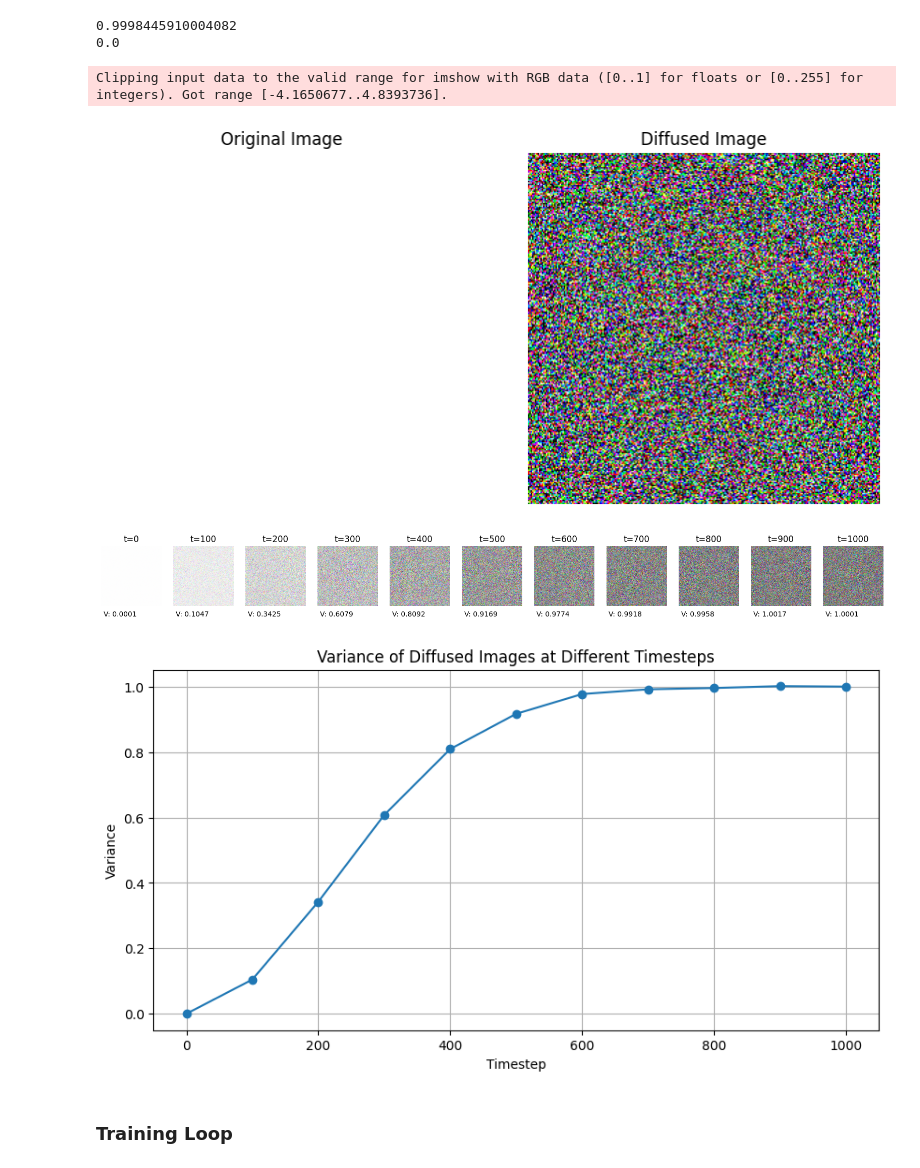
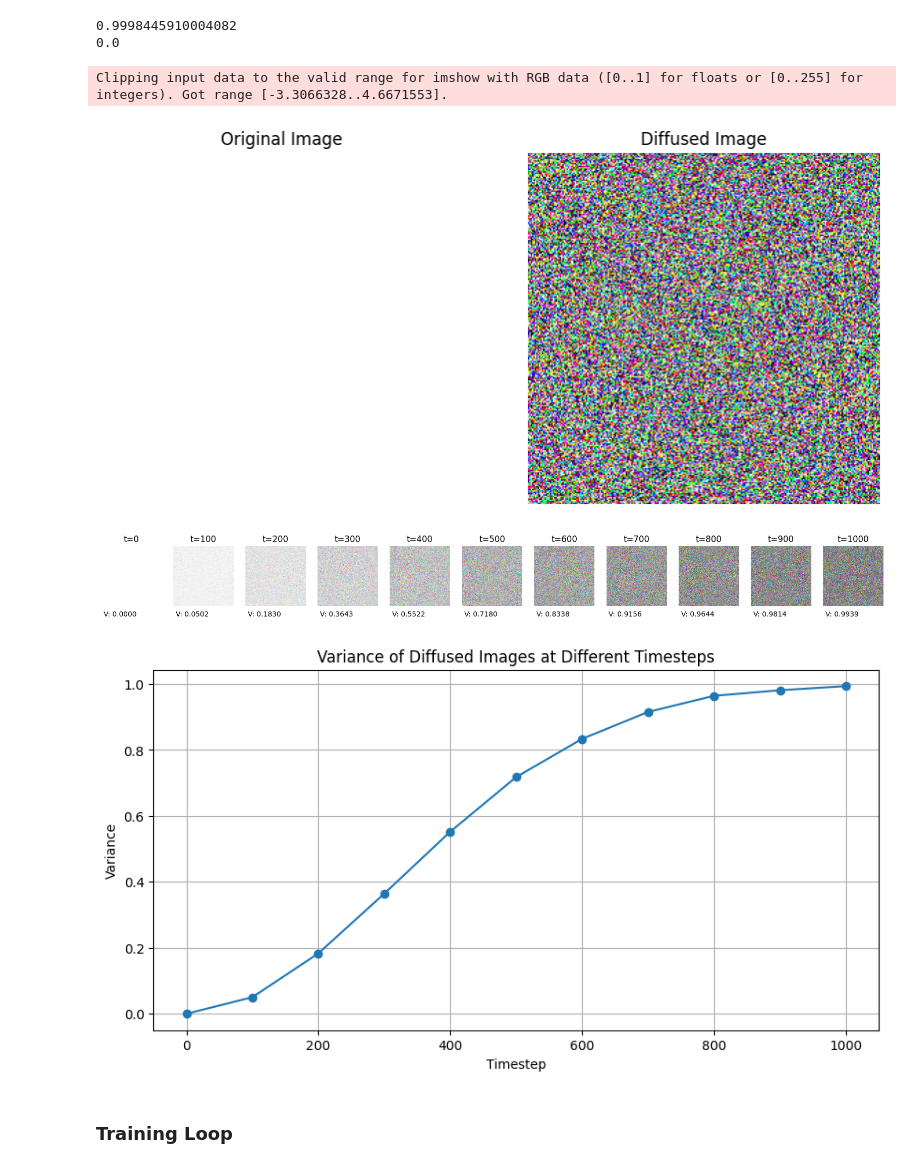
Before and after one commit to AntonBertelsen/GestureGeneration, a Jupyter notebook: DiffuseStyleGestureReproduced/model_test.ipynb, the cells around one changed output. Drawn from its saved outputs; the diff is of its cells as text; code cells hidden in the pictures.

```diff
--- a/DiffuseStyleGestureReproduced/model_test.ipynb
+++ b/DiffuseStyleGestureReproduced/model_test.ipynb
@@ -419,7 +423,7 @@ class Diffusion:
         # We also precalculate the cumulative product of alpha values. This is what will allow us to jump to any timestep in a single step.
         self.alpha_hat_values = torch.cumprod(self.alpha_values, dim=0)
 
-    def forward_diffusion(self, current_timestep: int, image: torch.Tensor) -> torch.Tensor:
+    def forward(self, current_timestep: int, image: torch.Tensor) -> torch.Tensor:
 
         # 0 - We should validate the current_timestep. If there is a problem, it would be hard to know otherwise.
         if not (0 <= current_timestep <= self.max_timesteps):
@@ -455,7 +459,6 @@ class Diffusion:
         # noised_image = torch.sqrt(1 - variance) * image + torch.sqrt(variance) * noise
 
         return noised_image
-
 
     # noise schedules
 
@@ -534,14 +537,14 @@ print(t/T)
 
 # Initialize the diffusion class
 # diffusion = Diffusion(max_timesteps=1000, noise_schedule=Diffusion.linear_schedule(0.0001, 0.02))
-diffusion = Diffusion(max_timesteps=1000, noise_schedule=Diffusion.linear_schedule(0.0001, 0.02))
+diffusion = Diffusion(max_timesteps=1000, noise_schedule=Diffusion.linear_schedule(0.00001, 0.01))
 
 
 # Create a tensor that is all white so we can see the noising process removing details
 image = torch.ones((3, 256, 256))
 
 # Run the forward diffusion function
-transformed_image = diffusion.forward_diffusion(current_timestep=500, image=image)
+transformed_image = diffusion.forward(current_timestep=500, image=image)
 
 # Draw both images next to each other in the python notebook
 import matplotlib.pyplot as plt
@@ -566,38 +569,38 @@ fig, ax = plt.subplots(1, len(timesteps), figsize=(20, 5))
 
 variances = []
 
 for i, timestep in enumerate(timesteps):
-    transformed_image = diffusion.forward_diffusion(current_timestep=timestep, image=image)
+    transformed_image = diffusion.forward(current_timestep=timestep, image=image)
 
     # clamp the image
     transformed_image_clamped = (torch.clamp(transformed_image, -1, 1) + 1.0) / 2.0
 
     ax[i].imshow(transformed_image_clamped.permute(1, 2, 0).numpy())
     ax[i].set_title(f"t={timestep}")
     # write the variance of the noise on the image
 
     # First calculate the variance
     variance = torch.var(transformed_image)
     variances.append(variance)
     ax[i].text(10, 300, f"V: {variance:.4f}", color="black")
 
     ax[i].axis("off")
 
 plt.show()
 
 # Plot the variances on a graph
 plt.figure(figsize=(10, 5))
 plt.plot(timesteps, variances, marker='o')
 plt.xlabel('Timestep')
 plt.ylabel('Variance')
 plt.title('Variance of Diffused Images at Different Timesteps')
 plt.grid(True)
 plt.show()
 # %% [output]
-Clipping input data to the valid range for imshow with RGB data ([0..1] for floats or [0..255] for integers). Got range [-4.1650677..4.8393736].
+Clipping input data to the valid range for imshow with RGB data ([0..1] for floats or [0..255] for integers). Got range [-3.3066328..4.6671553].
-[figure, old version]
+[figure, new version]
 [figure]
-[figure, old version]
+[figure, new version]
 # %% [markdown]
 ### Training Loop
 # %% [markdown]
```
Also changed, not shown: parts of 5 cells of this notebook, 3 other files.
